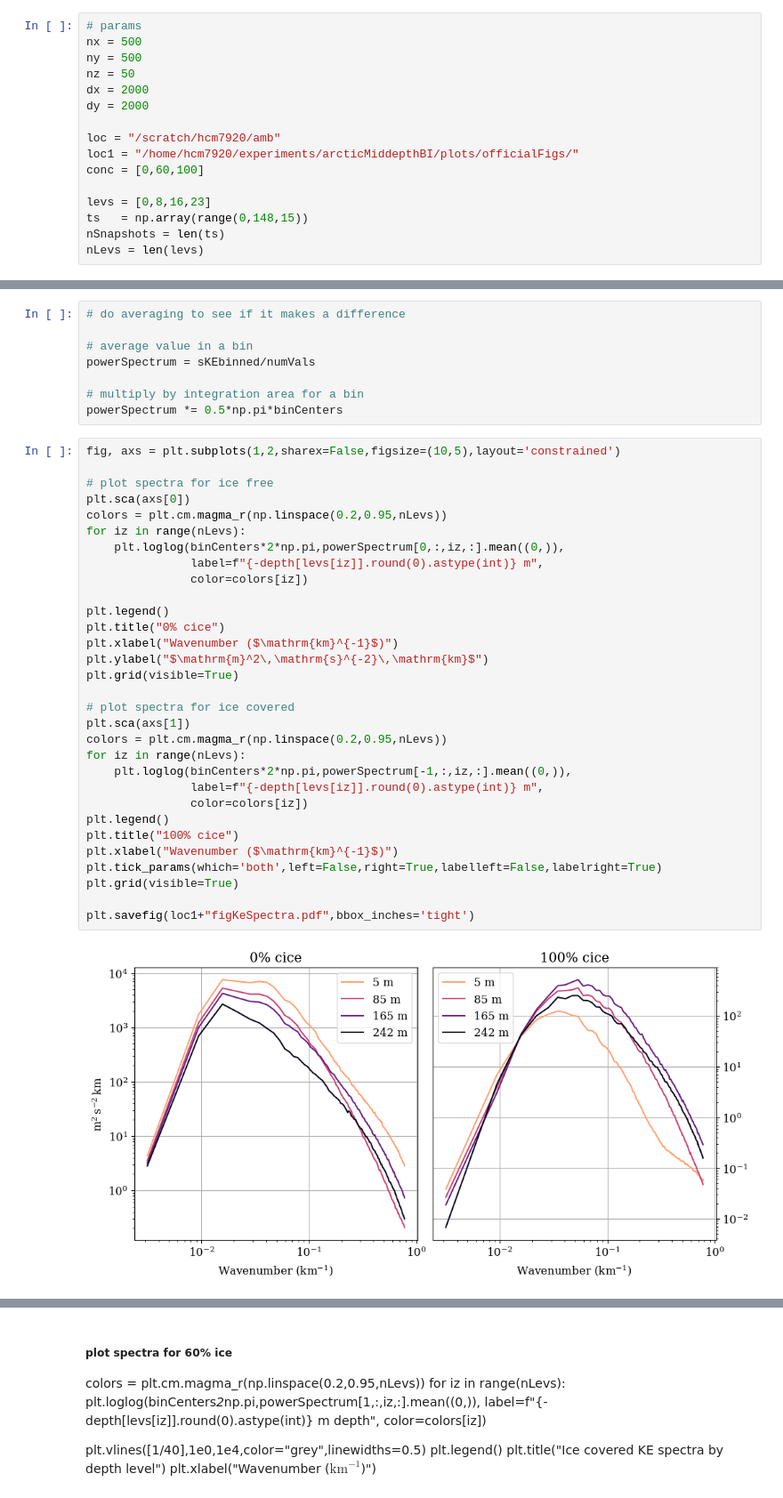
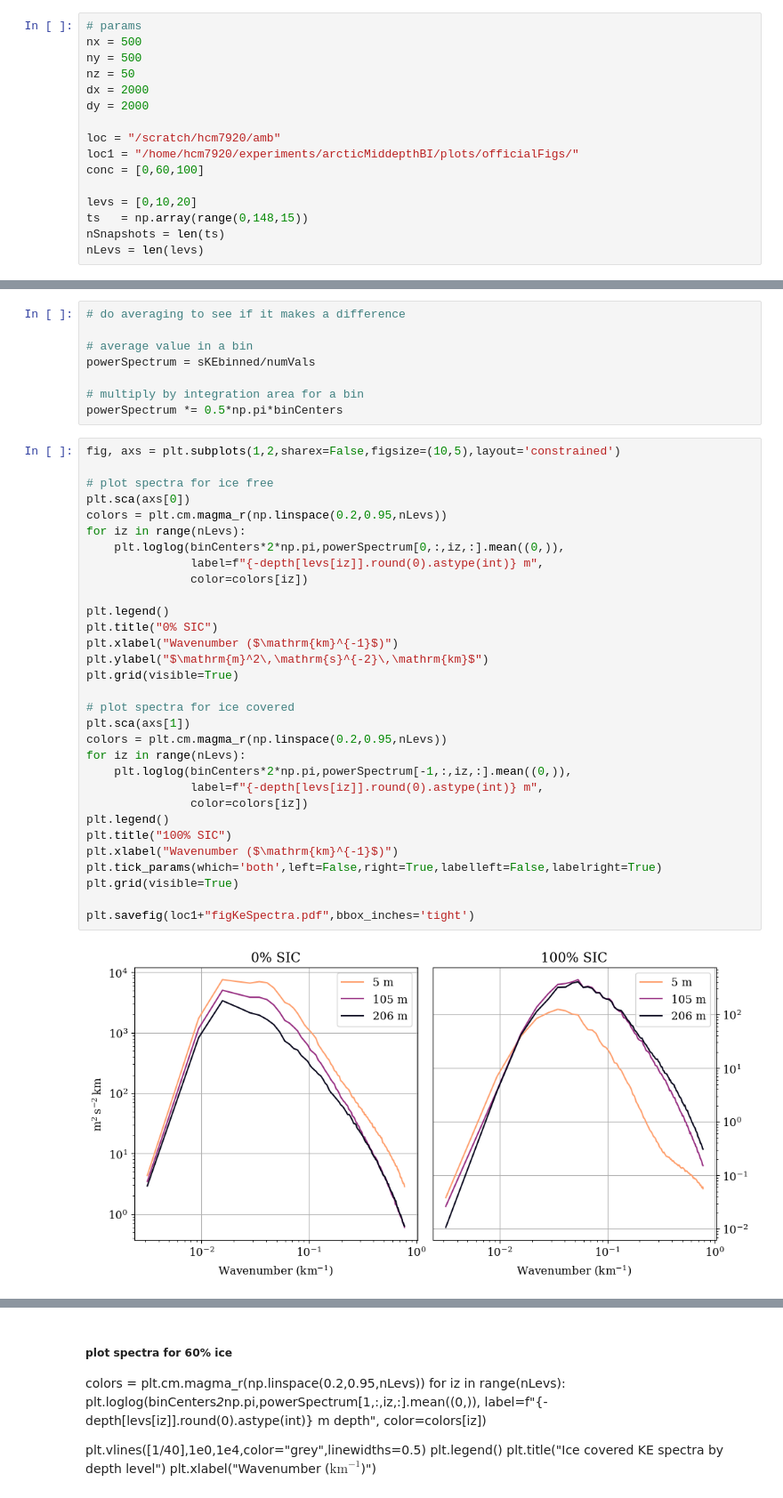
Before and after one commit to hmason13/ArcticMiddepthBI, a Jupyter notebook: analysis/officialFigScripts/figSpectraKE.ipynb, the cells around one changed output, grey strips where cells are left out. Shown: that part at 89% size. Cells and saved outputs as stored; diff of their text form.

Commit message:
further updating plots after feedback

```diff
--- a/analysis/officialFigScripts/figSpectraKE.ipynb
+++ b/analysis/officialFigScripts/figSpectraKE.ipynb
@@ -22,7 +23,7 @@ loc = "/scratch/hcm7920/amb"
 loc1 = "/home/hcm7920/experiments/arcticMiddepthBI/plots/officialFigs/"
 conc = [0,60,100]
 
-levs = [0,8,16,23]
+levs = [0,10,20]
 ts   = np.array(range(0,148,15))
 nSnapshots = len(ts)
 nLevs = len(levs)
@@ -117,33 +118,33 @@ powerSpectrum *= 0.5*np.pi*binCenters
 # %%
 fig, axs = plt.subplots(1,2,sharex=False,figsize=(10,5),layout='constrained')
 
 # plot spectra for ice free
 plt.sca(axs[0])
 colors = plt.cm.magma_r(np.linspace(0.2,0.95,nLevs))
 for iz in range(nLevs):
     plt.loglog(binCenters*2*np.pi,powerSpectrum[0,:,iz,:].mean((0,)),
                label=f"{-depth[levs[iz]].round(0).astype(int)} m",
                color=colors[iz])
 
 plt.legend()
-plt.title("0% cice")
+plt.title("0% SIC")
 plt.xlabel("Wavenumber ($\mathrm{km}^{-1}$)")
 plt.ylabel("$\mathrm{m}^2\,\mathrm{s}^{-2}\,\mathrm{km}$")
 plt.grid(visible=True)
 
 # plot spectra for ice covered
 plt.sca(axs[1])
 colors = plt.cm.magma_r(np.linspace(0.2,0.95,nLevs))
 for iz in range(nLevs):
     plt.loglog(binCenters*2*np.pi,powerSpectrum[-1,:,iz,:].mean((0,)),
                label=f"{-depth[levs[iz]].round(0).astype(int)} m",
                color=colors[iz])
 plt.legend()
-plt.title("100% cice")
+plt.title("100% SIC")
 plt.xlabel("Wavenumber ($\mathrm{km}^{-1}$)")
 plt.tick_params(which='both',left=False,right=True,labelleft=False,labelright=True)
 plt.grid(visible=True)
 
 plt.savefig(loc1+"figKeSpectra.pdf",bbox_inches='tight')
 # %% [output]
-[figure, old version]
+[figure, new version]
```
Also changed, not shown: parts of 12 cells of this notebook, 6 other files.
